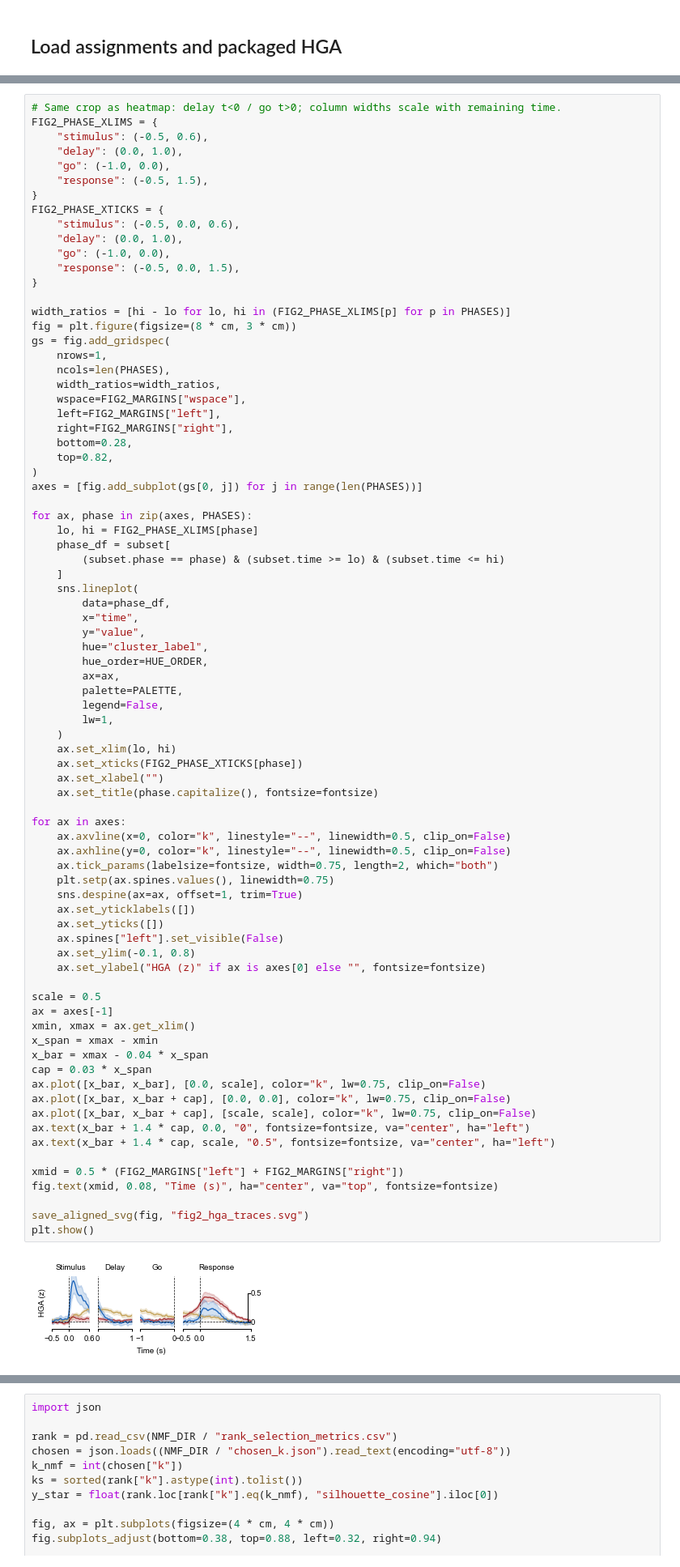
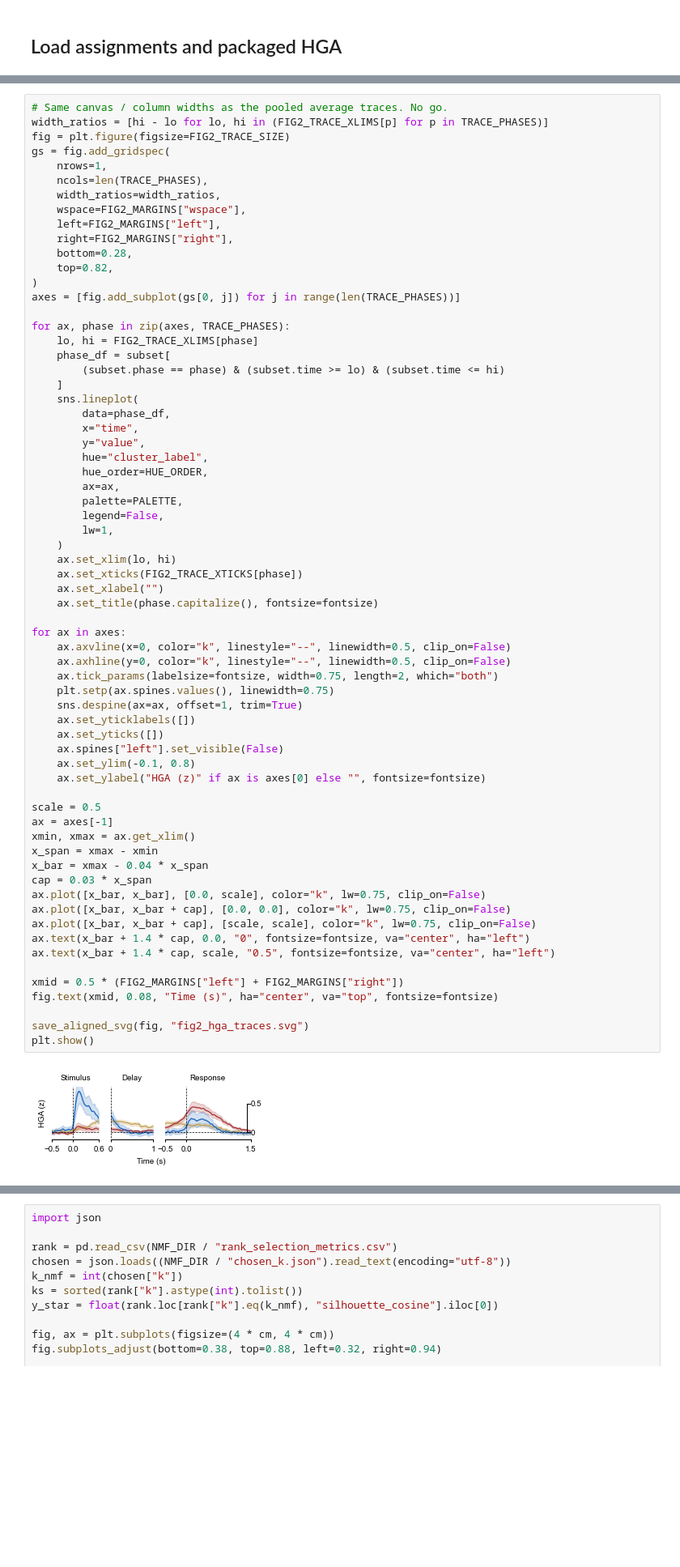
Before and after one commit to shinanlin/insula, a Jupyter notebook: vizpub/fig2.ipynb, the cells around one changed output, grey strips where cells are left out. Shown at 81% size. Cells and saved outputs as stored; diff of their text form; blank space fills up the shorter version.

```diff
--- a/vizpub/fig2.ipynb
+++ b/vizpub/fig2.ipynb
@@ -254,23 +372,10 @@ shared x label Time (s).
 # %%
-# Same crop as heatmap: delay t<0 / go t>0; column widths scale with remaining time.
-FIG2_PHASE_XLIMS = {
-    "stimulus": (-0.5, 0.6),
-    "delay": (0.0, 1.0),
-    "go": (-1.0, 0.0),
-    "response": (-0.5, 1.5),
-}
-FIG2_PHASE_XTICKS = {
-    "stimulus": (-0.5, 0.0, 0.6),
-    "delay": (0.0, 1.0),
-    "go": (-1.0, 0.0),
-    "response": (-0.5, 0.0, 1.5),
-}
-
-width_ratios = [hi - lo for lo, hi in (FIG2_PHASE_XLIMS[p] for p in PHASES)]
-fig = plt.figure(figsize=(8 * cm, 3 * cm))
+# Same canvas / column widths as the pooled average traces. No go.
+width_ratios = [hi - lo for lo, hi in (FIG2_TRACE_XLIMS[p] for p in TRACE_PHASES)]
+fig = plt.figure(figsize=FIG2_TRACE_SIZE)
 gs = fig.add_gridspec(
     nrows=1,
-    ncols=len(PHASES),
+    ncols=len(TRACE_PHASES),
     width_ratios=width_ratios,
     wspace=FIG2_MARGINS["wspace"],
     left=FIG2_MARGINS["left"],
@@ -278,10 +383,10 @@ gs = fig.add_gridspec(
     bottom=0.28,
     top=0.82,
 )
-axes = [fig.add_subplot(gs[0, j]) for j in range(len(PHASES))]
+axes = [fig.add_subplot(gs[0, j]) for j in range(len(TRACE_PHASES))]
 
-for ax, phase in zip(axes, PHASES):
-    lo, hi = FIG2_PHASE_XLIMS[phase]
+for ax, phase in zip(axes, TRACE_PHASES):
+    lo, hi = FIG2_TRACE_XLIMS[phase]
     phase_df = subset[
         (subset.phase == phase) & (subset.time >= lo) & (subset.time <= hi)
     ]
@@ -297,39 +402,39 @@ for ax, phase in zip(axes, PHASES):
         lw=1,
     )
     ax.set_xlim(lo, hi)
-    ax.set_xticks(FIG2_PHASE_XTICKS[phase])
+    ax.set_xticks(FIG2_TRACE_XTICKS[phase])
     ax.set_xlabel("")
     ax.set_title(phase.capitalize(), fontsize=fontsize)
 
 for ax in axes:
     ax.axvline(x=0, color="k", linestyle="--", linewidth=0.5, clip_on=False)
     ax.axhline(y=0, color="k", linestyle="--", linewidth=0.5, clip_on=False)
     ax.tick_params(labelsize=fontsize, width=0.75, length=2, which="both")
     plt.setp(ax.spines.values(), linewidth=0.75)
     sns.despine(ax=ax, offset=1, trim=True)
     ax.set_yticklabels([])
     ax.set_yticks([])
     ax.spines["left"].set_visible(False)
     ax.set_ylim(-0.1, 0.8)
     ax.set_ylabel("HGA (z)" if ax is axes[0] else "", fontsize=fontsize)
 
 scale = 0.5
 ax = axes[-1]
 xmin, xmax = ax.get_xlim()
 x_span = xmax - xmin
 x_bar = xmax - 0.04 * x_span
 cap = 0.03 * x_span
 ax.plot([x_bar, x_bar], [0.0, scale], color="k", lw=0.75, clip_on=False)
 ax.plot([x_bar, x_bar + cap], [0.0, 0.0], color="k", lw=0.75, clip_on=False)
 ax.plot([x_bar, x_bar + cap], [scale, scale], color="k", lw=0.75, clip_on=False)
 ax.text(x_bar + 1.4 * cap, 0.0, "0", fontsize=fontsize, va="center", ha="left")
 ax.text(x_bar + 1.4 * cap, scale, "0.5", fontsize=fontsize, va="center", ha="left")
 
 xmid = 0.5 * (FIG2_MARGINS["left"] + FIG2_MARGINS["right"])
 fig.text(xmid, 0.08, "Time (s)", ha="center", va="top", fontsize=fontsize)
 
 save_aligned_svg(fig, "fig2_hga_traces.svg")
 plt.show()
 # %% [output]
-[figure, old version]
+[figure, new version]
 # %% [markdown]
```
Also changed, not shown: parts of 24 cells of this notebook, 16 other files.
